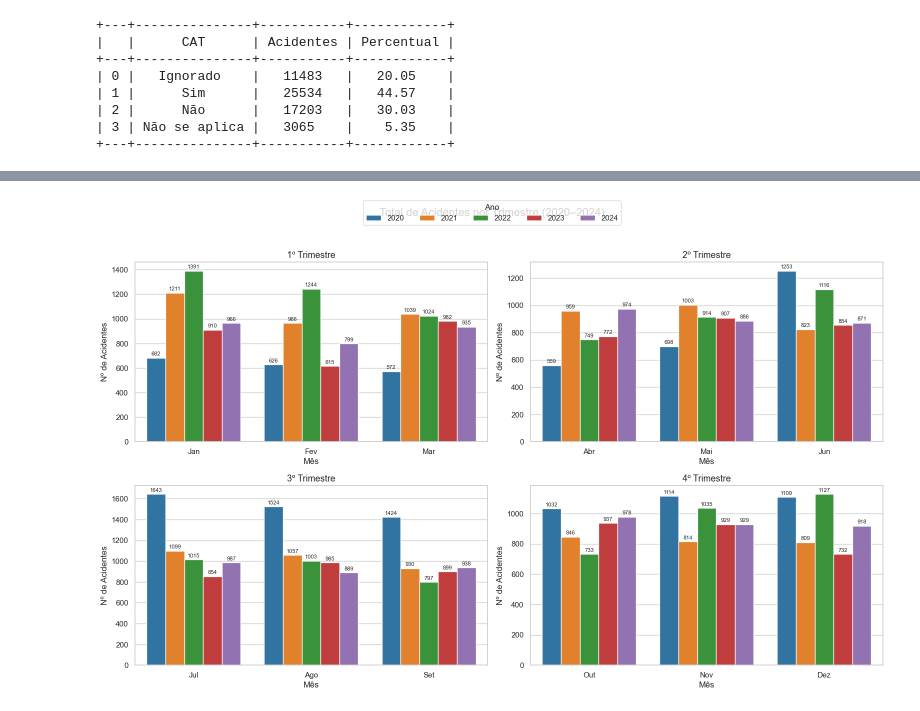
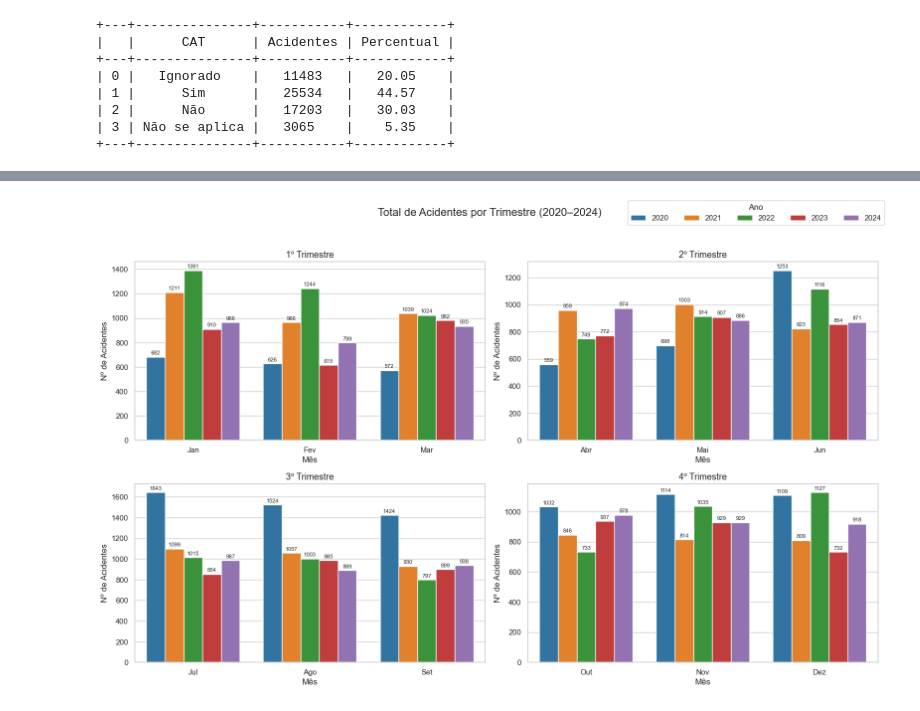
Before and after one commit to Pedrohscoelli/bio-security, a Jupyter notebook: biosecurity.ipynb, the cells around one changed output, grey strips where cells are left out. Cells and saved outputs as stored; diff of their text form; code cells hidden in the pictures.

```diff
--- a/biosecurity.ipynb
+++ b/biosecurity.ipynb
@@ -414,0 +418,31 @@ print(tabulate(total_CAT.round(2), headers='keys', tablefmt='pretty'))
+# %%
+# Evolução dos 5 anos
+
+# Agrupar o total de acidentes por ano
+acidentes_ano = dados.groupby("ano", as_index=False)["N_casos"].sum().sort_values("ano")
+
+# Criar o gráfico de barras
+plt.figure(figsize=(10, 6))
+sns.barplot(
+    data=acidentes_ano,
+    x="ano",
+    y="N_casos",
+    palette="mako"
+)
+
+# Adicionar rótulos de valor em cima de cada barra
+for i, row in acidentes_ano.iterrows():
+    plt.text(
+        i, row["N_casos"] + (row["N_casos"] * 0.01),
+        f"{int(row['N_casos'])}",
+        ha="center", va="bottom", fontsize=10
+    )
+
+# Personalizar o gráfico
+plt.title("Evolução Anual do Número Total de Acidentes (2020–2024)", fontsize=14, weight='bold')
+plt.xlabel("Ano", fontsize=12)
+plt.ylabel("Número Total de Acidentes", fontsize=12)
+plt.grid(axis="y", linestyle="--", alpha=0.6)
+plt.tight_layout()
+
+plt.show()
@@ -415,6 +451,5 @@ print(tabulate(total_CAT.round(2), headers='keys', tablefmt='pretty'))
 # %%
-# Garantir que ano e mes sejam numéricos
-dados = pd.read_csv("bio-security.csv", decimal=",", encoding="utf-8")
+# Analise trimestral
 
 sns.set(style="whitegrid")
 
@@ -501,32 +536,32 @@ for i, (nome_trim, meses_trim) in enumerate(trimestres.items()):
 
     ordem_meses = [meses_abrev[m] for m in meses_trim]
     agg["mes_nome"] = pd.Categorical(agg["mes_nome"], categories=ordem_meses, ordered=True)
 
     sns.barplot(
         data=agg,
         x="mes_nome",
         y="total_casos",
         hue="ano_str",
         hue_order=anos_ordenados,
         palette=palette,
         ax=ax
     )
     ax.legend_.remove()
 
     for container in ax.containers:
         ax.bar_label(container, fmt="%.0f", label_type="edge", fontsize=8, padding=2)
 
     ax.set_title(nome_trim, fontsize=13)
     ax.set_xlabel("Mês")
     ax.set_ylabel("Nº de Acidentes")
 
 # remover legendas duplicadas e criar uma única
 handles, labels = axes[0].get_legend_handles_labels()
-fig.legend(handles, labels, title="Ano", loc="upper center", ncol=len(anos_ordenados))
+fig.legend(handles, labels, title="Ano", loc="upper right", ncol=len(anos_ordenados))
 
 plt.suptitle("Total de Acidentes por Trimestre (2020–2024)", fontsize=16, y=0.98)
 plt.tight_layout(rect=[0, 0, 1, 0.95])
 plt.savefig("trimestral.jpg", dpi=300, bbox_inches="tight")
 plt.show()
 # %% [output]
-[figure, old version]
+[figure, new version]
```
Also changed, not shown: parts of 2 cells of this notebook, 1 other file.
